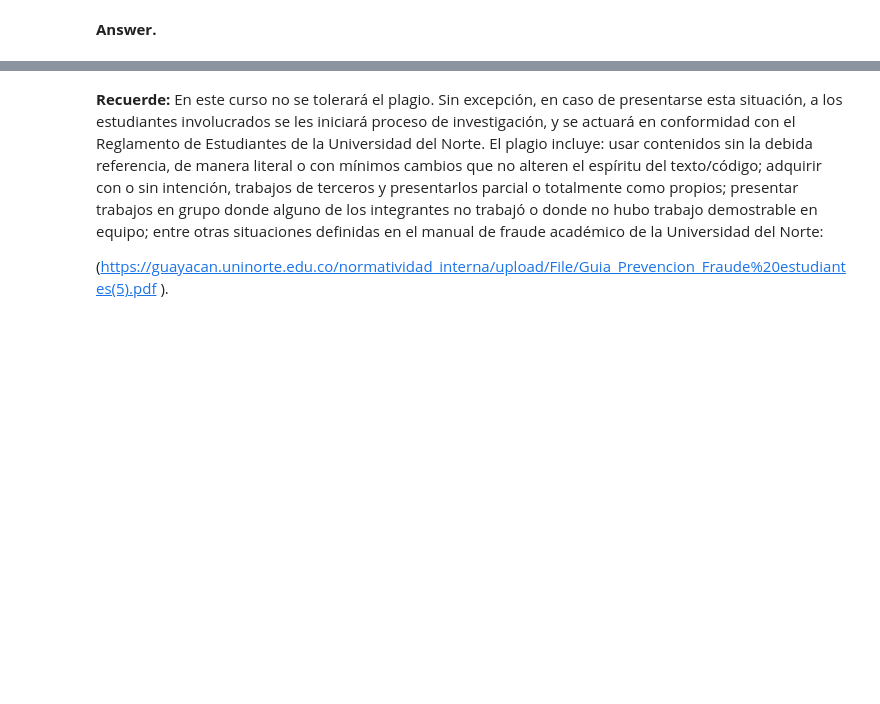
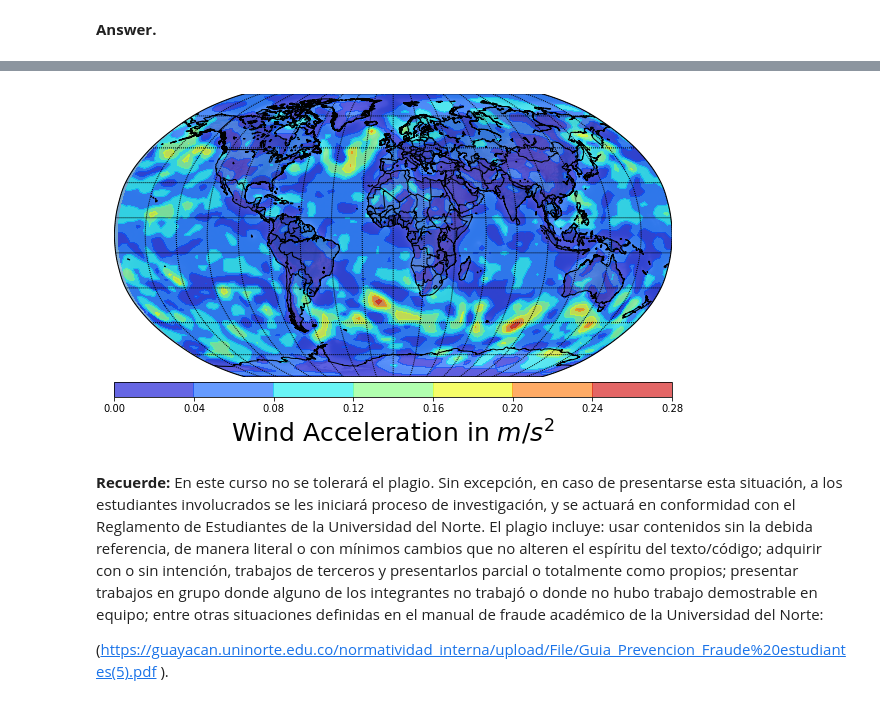
Before and after one commit to QuantumGorilla/Optimization, a Jupyter notebook: High order differences/OPT_HW1.ipynb, the cells around one changed output, grey strips where cells are left out. Drawn from its saved outputs; the diff is of its cells as text; code cells hidden in the pictures; blank space fills up the shorter version.

```diff
--- a/High order differences/OPT_HW1.ipynb
+++ b/High order differences/OPT_HW1.ipynb
@@ -183,3 +236,42 @@ pip install netcdf4
+# %%
+lon = u_wnd['lon'][:];
+lat = v_wnd['lat'][:];
+u = u_wnd['uwnd'];
+v = v_wnd['vwnd'];
+u = u[:,0,:,:];
+v = v[:,0,:,:];
+ws = np.sqrt(np.power(u,2)+np.power(v,2))
+times, nlat, nlon = np.shape(ws);
+ac = np.zeros((times-1,nlat,nlon));
+n_ws=len(ws)
+# %%
+def fwd_diff(f8, f6, f4, f3, f2, f1, f0, h): #Approach from the right
+  return (-f8+2.66666666666667*f6+16*f4-42.6666666666667*f3-8.0*f2+128.0*f1-95.0*f0)/(56.0*h)
+# %%
+def fbwd_diff(f8, f6, f4, f3, f2, f1, f0, h): #Approach from the left
+  return (128.0*f1+8.0*f2-42.6666666666667*f3+16*f4+2.66666666666667*f6-f8-95.0*f0)/(-56.0*h)
+# %%
+for i in range (0,n_ws-8):
+  ac[i,:,:] = fwd_diff(ws[i+8,:,:],ws[i+6,:,:],ws[i+4,:,:],ws[i+3,:,:],ws[i+2,:,:],ws[i+1,:,:],ws[i,:,:],0.25);
+for i in range (n_ws-7,n_ws-1):
+  ac[i,:,:] = fbwd_diff(ws[i-8,:,:],ws[i-6,:,:],ws[i-4,:,:],ws[i-3,:,:],ws[i-2,:,:],ws[i-1,:,:],ws[i,:,:],0.25);
+# %%
+ac_mean = np.mean(ac,0); #Average accelerations
+lonM,latM = np.meshgrid(lon, lat);
+fig = plt.figure(figsize=(10,8));
+m = Basemap(resolution='l',projection='robin',lat_0=lat[0],lon_0=lon[0]);
+m.shadedrelief(scale=0.5);
+m.drawcoastlines(linewidth=1);
+m.drawcountries(linewidth=1);
+m.drawparallels(np.arange(-90,90,20));
+m.drawmeridians(np.arange(0,357.5,20));
+m.contourf(lonM,latM,np.abs(ac_mean),latlon=True,cmap='jet',alpha=0.6);
+cbar = m.colorbar(location='bottom');
+cbar.set_label(label='W');
+cbar.set_label(label='Wind Acceleration in $m/s^2$', size=25);
+plt.show();
+# %% [output]
+[figure, added]
 # %% [markdown]
 **Recuerde:** En este curso no se tolerará el plagio. Sin excepción, en caso de presentarse esta situación, a los estudiantes involucrados se les iniciará proceso de investigación, y se actuará en conformidad con el Reglamento de Estudiantes de la Universidad del Norte. El plagio incluye: usar contenidos sin la debida referencia, de manera literal o con mínimos cambios que no alteren el espíritu del texto/código; adquirir con o sin intención, trabajos de terceros y presentarlos parcial o totalmente como propios; presentar trabajos en grupo donde alguno de los integrantes no trabajó o donde no hubo trabajo demostrable en equipo; entre otras situaciones definidas en el manual de fraude académico de la Universidad del Norte:
 
```
Also changed, not shown: parts of 16 cells of this notebook.
